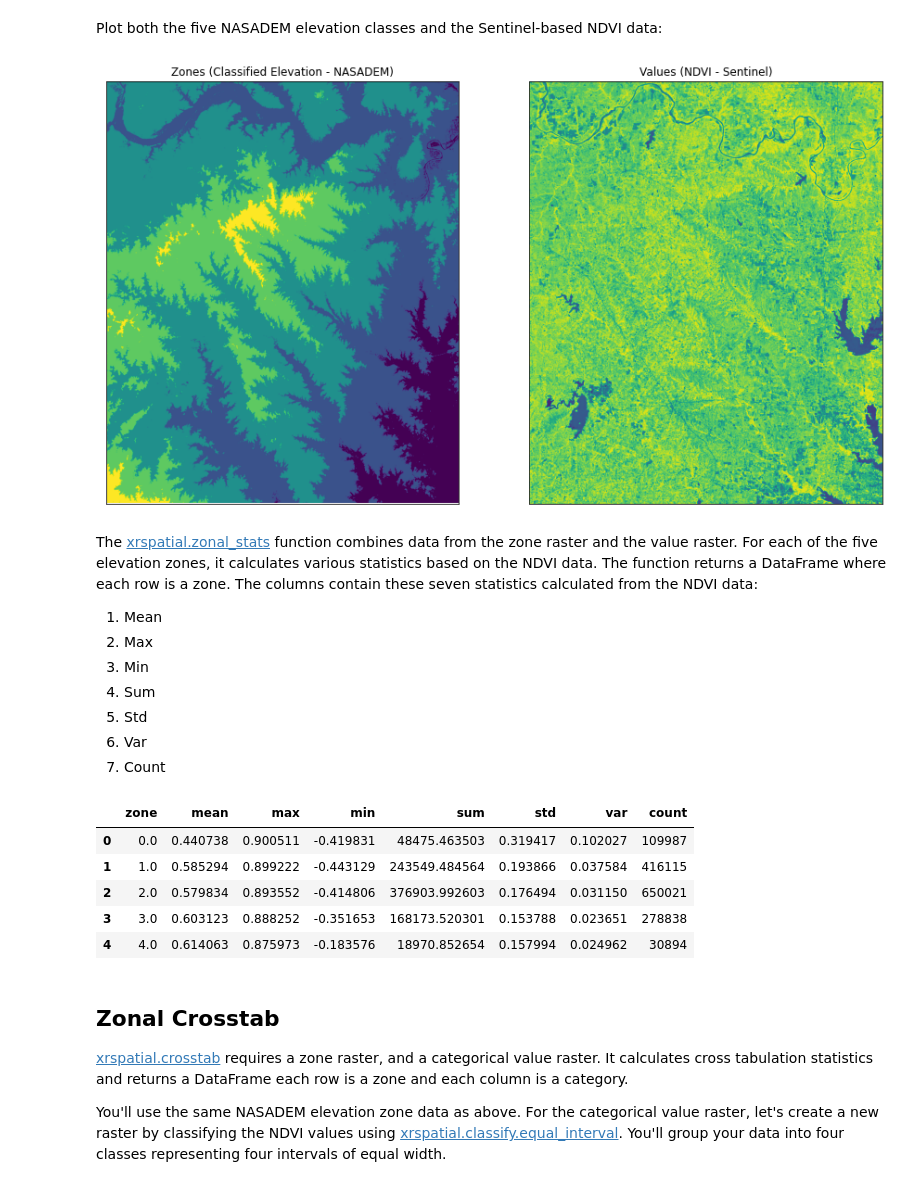
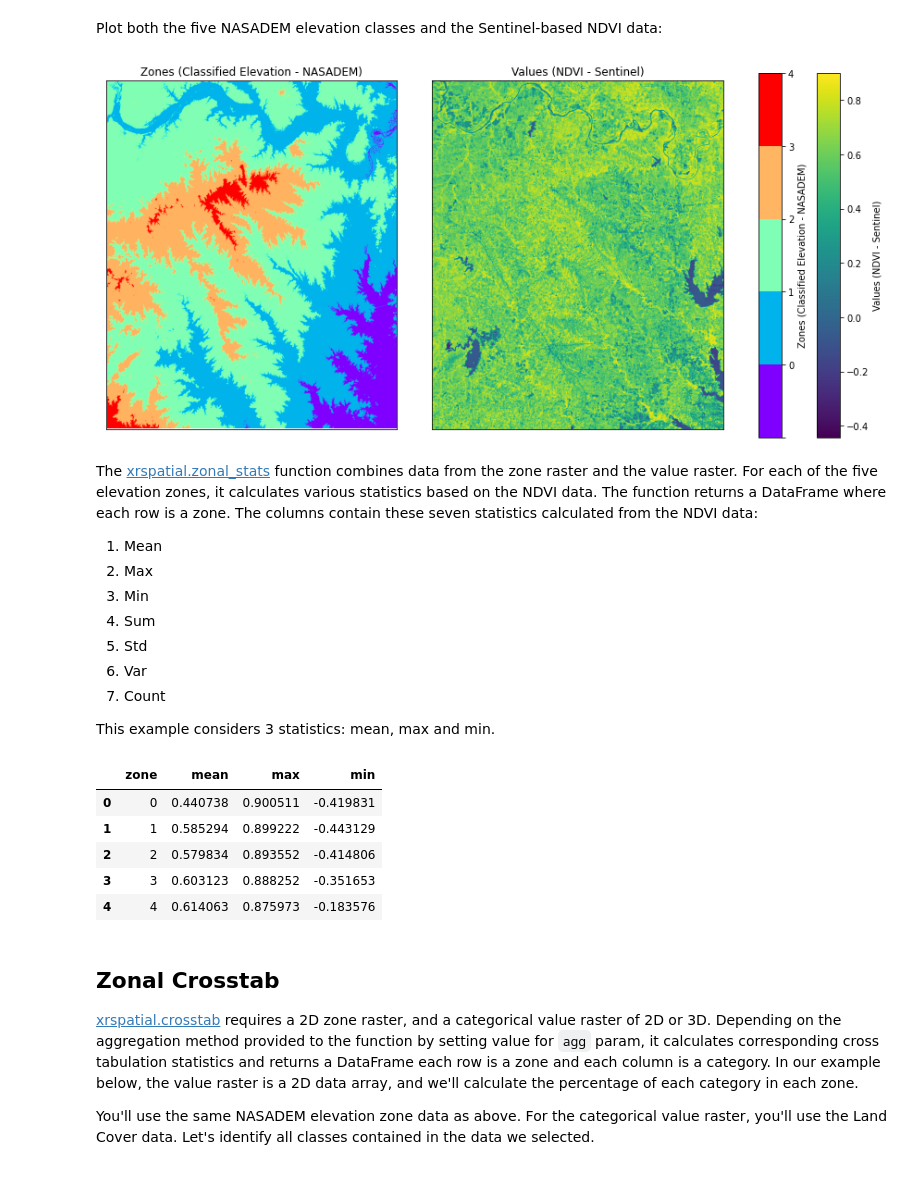
Before and after one commit to makepath/xarray-spatial, a Jupyter notebook: examples/zonal_stats.ipynb, the cells around one changed output. Saved outputs shown, nothing was run; the diff lists cells and outputs as text; code cells hidden in the pictures.

```diff
--- a/examples/zonal_stats.ipynb
+++ b/examples/zonal_stats.ipynb
@@ -199,10 +254,12 @@ Plot both the five NASADEM elevation classes and the Sentinel-based NDVI data:
 # %%
 plot_imgs(
     imgs=[quantile_zones, ndvi_values],
-    titles=[quantile_zones.name, ndvi_values.name]
+    cmaps=['rainbow', 'viridis'],
+    cats=[[0, 1, 2, 3, 4]],
+    figsize=(12, 6)
 )
 # %% [output]
-[figure, old version]
+[figure, new version]
 # %% [markdown]
 The [xrspatial.zonal_stats](https://xarray-spatial.org/reference/_autosummary/xrspatial.zonal.stats.html) function combines data from the zone raster and the value raster. For each of the five elevation zones, it calculates various statistics based on the NDVI data. The function returns a DataFrame where each row is a zone. The columns contain these seven statistics calculated from the NDVI data:
 
@@ -213,24 +270,27 @@ The [xrspatial.zonal_stats](https://xarray-spatial.org/reference/_autosummary/xr
 5. Std
 6. Var
 7. Count
+
+This example considers 3 statistics: mean, max and min.
 # %%
 quantile_stats = zonal_stats(
     zones=quantile_zones,
-    values=ndvi_values
+    values=ndvi_values,
+    stats_funcs=['mean', 'max', 'min']
 )
 
 quantile_stats.compute()
 # %% [output]
-|  | zone | mean | max | min | sum | std | var | count |
-| 0 | 0.0 | 0.440738 | 0.900511 | -0.419831 | 48475.463503 | 0.319417 | 0.102027 | 109987 |
-| 1 | 1.0 | 0.585294 | 0.899222 | -0.443129 | 243549.484564 | 0.193866 | 0.037584 | 416115 |
-| 2 | 2.0 | 0.579834 | 0.893552 | -0.414806 | 376903.992603 | 0.176494 | 0.031150 | 650021 |
-| 3 | 3.0 | 0.603123 | 0.888252 | -0.351653 | 168173.520301 | 0.153788 | 0.023651 | 278838 |
-| 4 | 4.0 | 0.614063 | 0.875973 | -0.183576 | 18970.852654 | 0.157994 | 0.024962 | 30894 |
+|  | zone | mean | max | min |
+| 0 | 0 | 0.440738 | 0.900511 | -0.419831 |
+| 1 | 1 | 0.585294 | 0.899222 | -0.443129 |
+| 2 | 2 | 0.579834 | 0.893552 | -0.414806 |
+| 3 | 3 | 0.603123 | 0.888252 | -0.351653 |
+| 4 | 4 | 0.614063 | 0.875973 | -0.183576 |
 # %% [markdown]
 ## Zonal Crosstab
 
-[xrspatial.crosstab](https://xarray-spatial.org/reference/_autosummary/xrspatial.zonal.crosstab.html) requires a zone raster, and a categorical value raster. It calculates cross tabulation statistics and returns a DataFrame each row is a zone and each column is a category.
+[xrspatial.crosstab](https://xarray-spatial.org/reference/_autosummary/xrspatial.zonal.crosstab.html) requires a 2D zone raster, and a categorical value raster of 2D or 3D. Depending on the aggregation method provided to the function by setting value for `agg` param, it calculates corresponding cross tabulation statistics and returns a DataFrame each row is a zone and each column is a category. In our example below, the value raster is a 2D data array, and we'll calculate the percentage of each category in each zone.
 
-You'll use the same NASADEM elevation zone data as above. For the categorical value raster, let's create a new raster by classifying the NDVI values using [xrspatial.classify.equal_interval](https://xarray-spatial.org/reference/_autosummary/xrspatial.classify.equal_interval.html). You'll group your data into four classes representing four intervals of equal width.
+You'll use the same NASADEM elevation zone data as above. For the categorical value raster, you'll use the Land Cover data. Let's identify all classes contained in the data we selected.
 # %%
```
Also changed, not shown: parts of 17 cells of this notebook.
